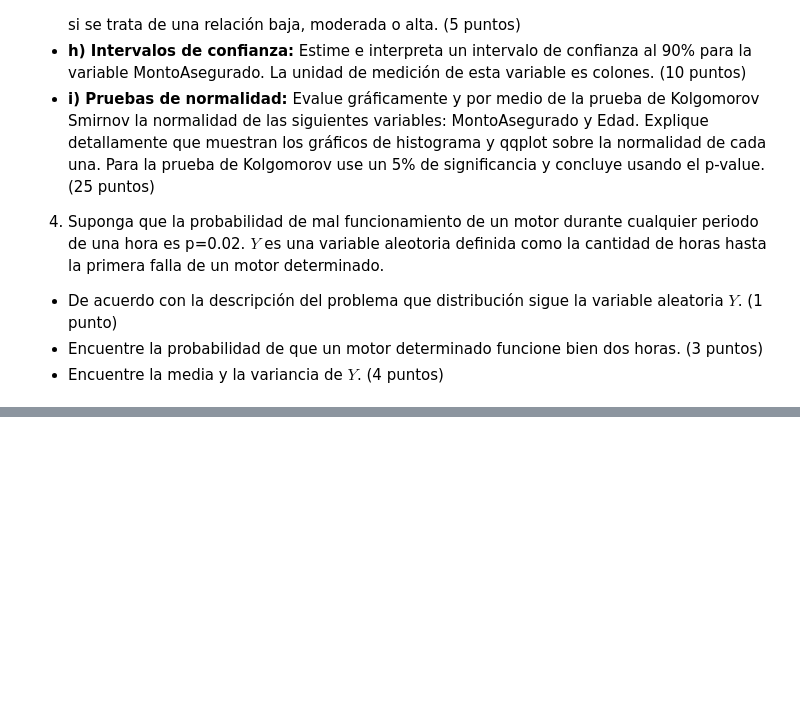
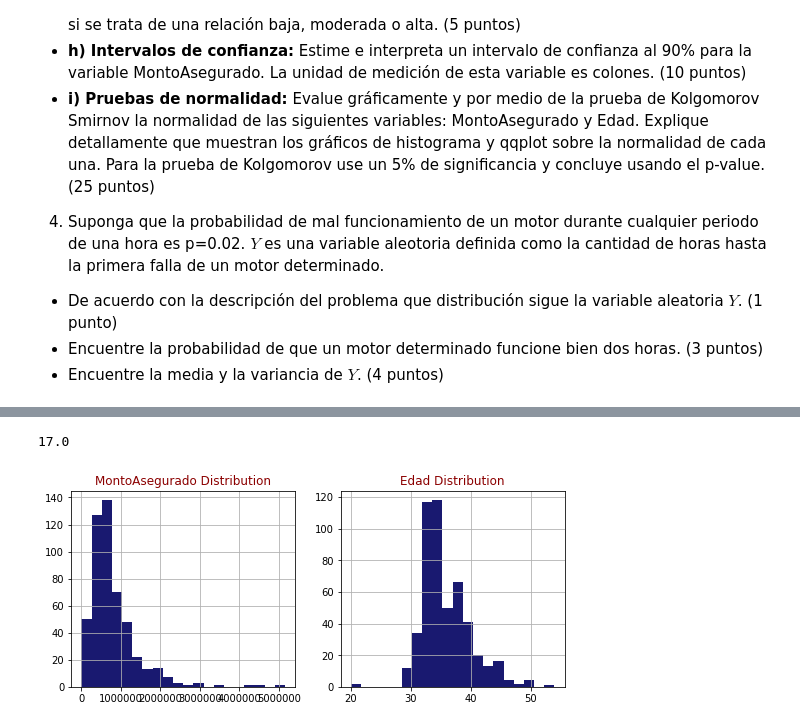
Before and after one commit to jpablofdez/DataScience, a Jupyter notebook: Estadistica/Quices/Quiz_1.ipynb, the cells around one changed output, grey strips where cells are left out. Cells and saved outputs as stored; diff of their text form; code cells hidden in the pictures; blank space fills up the shorter version.

```diff
--- a/Estadistica/Quices/Quiz_1.ipynb
+++ b/Estadistica/Quices/Quiz_1.ipynb
@@ -45,0 +64,3 @@ Sea:
+# %%
+# lectura del dataset
+data= pd.read_csv("https://raw.githubusercontent.com/jpablofdez/DataScience/master/Estadistica/Quices/SegurosNuevos500V2016VE.csv", sep=';')
@@ -45,0 +188,4 @@ Sea:
+# %%
+# a) Gargamos los datos de la columna Age
+MonAseg_Age = ['MontoAsegurado','Edad']
+MontoAsegurado_Age = data[MonAseg_Age]
@@ -45,0 +207,21 @@ Sea:
+# %%
+p25
+# %% [output]
+17.0
+# %%
+X2 = data[MonAseg_Age]
+# %%
+# c)
+def draw_histograms(dataframe, features, rows, cols):
+    fig=plt.figure(figsize=(15,25))
+    for i, feature in enumerate(features):
+        ax=fig.add_subplot(rows,cols,i+1)
+        dataframe[feature].hist(bins=20,ax=ax,facecolor='midnightblue')
+        ax.set_title(feature+" Distribution",color='DarkRed')
+
+    fig.tight_layout()
+    plt.show()
+#draw_histograms(dataTest,dataTest.columns,6,3)
+draw_histograms(X2,X2.columns,8,4)
+# %% [output]
+[figure, added]
```
Also changed, not shown: parts of 22 cells of this notebook.
